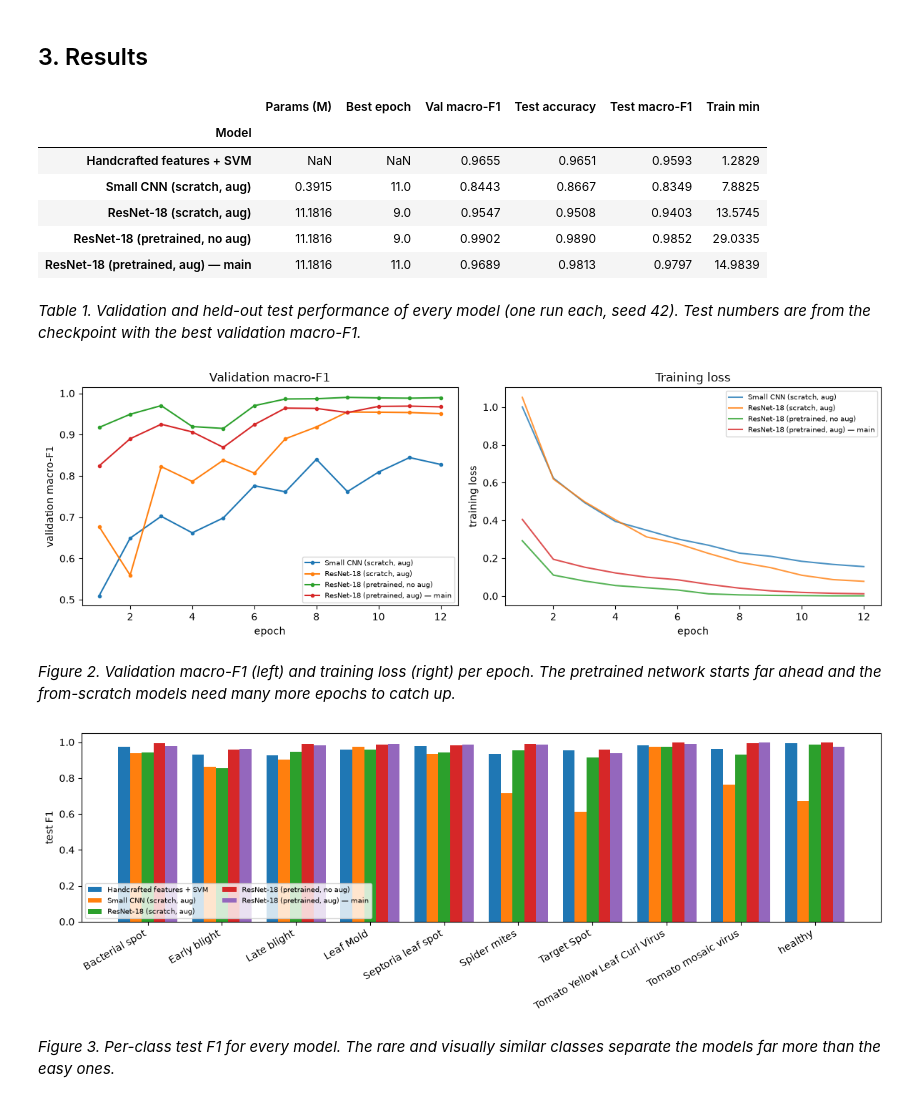
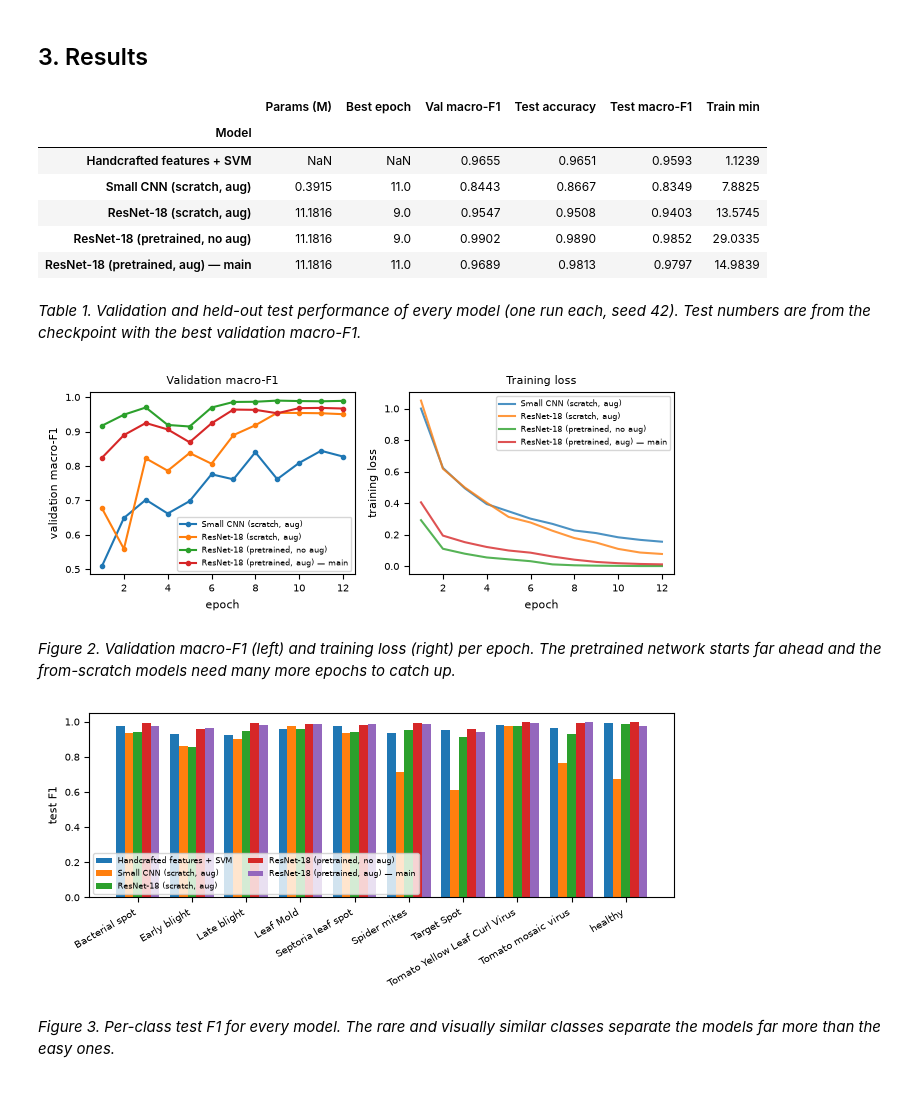
Before and after one commit to Rivier-Computer-Science/FA26-COMP-671-Talluri, a Jupyter notebook: plant_leaf_disease.ipynb, the cells around one changed output. Cells and saved outputs as stored; diff of their text form; code cells hidden in the pictures.

```diff
--- a/plant_leaf_disease.ipynb
+++ b/plant_leaf_disease.ipynb
@@ -31,6 +31,9 @@ from sklearn.metrics import accuracy_score, confusion_matrix, f1_score
 from sklearn.model_selection import StratifiedGroupKFold
 from torchvision import models
 from tqdm import tqdm
+
+plt.rcParams.update({"font.size": 8, "axes.titlesize": 8, "axes.labelsize": 8, "xtick.labelsize": 7, "ytick.labelsize": 7,
+                     "legend.fontsize": 6.5, "savefig.dpi": 220})   # figures are sized for a 6.5-inch-wide page
 
 SMOKE = os.environ.get("SMOKE") == "1"      # tiny quick run
 FORCE = False                               # True = ignore cached results and retrain everything
@@ -198,10 +201,10 @@ idx = {s: np.where(meta.split == s)[0] for s in ("train", "val", "test")}
 Y = meta.y.values
 print(X.shape, X.dtype, f"{X.nbytes / 1e9:.2f} GB")
 
-fig, axes = plt.subplots(2, 5, figsize=(13, 5.6))
+fig, axes = plt.subplots(2, 5, figsize=(6.5, 3.1))
 for i, ax in enumerate(axes.ravel()):
     j = np.where((Y == i) & (meta.split == "train").values)[0][0]
-    ax.imshow(X[j]); ax.set_title(SHORT[i], fontsize=9); ax.axis("off")
-plt.tight_layout(); plt.savefig(FIG / "fig1_examples.png", dpi=150); plt.show()
+    ax.imshow(X[j]); ax.set_title(SHORT[i], fontsize=6.5); ax.axis("off")
+plt.tight_layout(); plt.savefig(FIG / "fig1_examples.png", dpi=220); plt.show()
 # %% [output]
 (18155, 160, 160, 3) uint8 1.39 GB
@@ -296,7 +299,7 @@ def predict_proba(model, Xs, bs=256, transform=None):
 def train_model(name, build, augmentation):
     """Train, pick the best epoch on validation macro-F1, evaluate once on test, cache everything under results/."""
     cache = RES / f"{name}.json"
-    if cache.exists() and not FORCE:
+    if cache.exists() and (RES / f"{name}.pt").exists() and not FORCE:      # cached only if the weights are there too
         print(f"[{name}] loaded cached results")
         return json.load(open(cache))
     set_seed(CFG["seed"])
@@ -367,7 +370,8 @@ def handcrafted(imgs):
 
 
 svm_cache = RES / "svm_handcrafted.json"
-if svm_cache.exists() and not FORCE:
+svm_preds_file = RES / "svm_handcrafted_test_preds.npy"
+if svm_cache.exists() and svm_preds_file.exists() and not FORCE:
     svm_res = json.load(open(svm_cache)); print("[svm] loaded cached results")
 else:
     t0 = time.time()
@@ -381,6 +385,7 @@ else:
         if best is None or f1 > best[0]:
             best = (f1, C, clf)
     pt = best[2].predict(sc.transform(feats["test"]))
+    np.save(svm_preds_file, pt)
     svm_res = dict(name="svm_handcrafted", val_macro_f1=best[0], best_C=best[1], test=metrics(Y[idx["test"]], pt),
                    n_params=None, train_minutes=(time.time() - t0) / 60)
     json.dump(svm_res, open(svm_cache, "w"))
@@ -442,7 +432,7 @@ table.round(4)
 # %% [output]
 |  | Params (M) | Best epoch | Val macro-F1 | Test accuracy | Test macro-F1 | Train min |
 | Model |  |  |  |  |  |  |
-| Handcrafted features + SVM | NaN | NaN | 0.9655 | 0.9651 | 0.9593 | 1.2829 |
+| Handcrafted features + SVM | NaN | NaN | 0.9655 | 0.9651 | 0.9593 | 1.1239 |
 | Small CNN (scratch, aug) | 0.3915 | 11.0 | 0.8443 | 0.8667 | 0.8349 | 7.8825 |
 | ResNet-18 (scratch, aug) | 11.1816 | 9.0 | 0.9547 | 0.9508 | 0.9403 | 13.5745 |
 | ResNet-18 (pretrained, no aug) | 11.1816 | 9.0 | 0.9902 | 0.9890 | 0.9852 | 29.0335 |
@@ -451,29 +441,29 @@ table.round(4)
 *Table 1. Validation and held-out test performance of every model (one run each, seed 42). Test numbers are from the
 checkpoint with the best validation macro-F1.*
 # %%
-fig, ax = plt.subplots(1, 2, figsize=(12, 4))
+fig, ax = plt.subplots(1, 2, figsize=(6.5, 2.6))
 for k in RUNS:
     h = pd.DataFrame(results[k]["history"])
     ax[0].plot(h.epoch, h.val_macro_f1, marker="o", ms=3, label=LABEL[k])
     ax[1].plot(h.epoch, h.train_loss, label=LABEL[k], alpha=.8)
-ax[0].set(xlabel="epoch", ylabel="validation macro-F1", title="Validation macro-F1"); ax[0].legend(fontsize=7)
-ax[1].set(xlabel="epoch", ylabel="training loss", title="Training loss"); ax[1].legend(fontsize=7)
-plt.tight_layout(); plt.savefig(FIG / "fig2_curves.png", dpi=150); plt.show()
+ax[0].set(xlabel="epoch", ylabel="validation macro-F1", title="Validation macro-F1"); ax[0].legend(fontsize=5.5)
+ax[1].set(xlabel="epoch", ylabel="training loss", title="Training loss"); ax[1].legend(fontsize=5.5)
+plt.tight_layout(); plt.savefig(FIG / "fig2_curves.png", dpi=220); plt.show()
 # %% [output]
-[figure, old version]
+[figure, new version]
 # %% [markdown]
 *Figure 2. Validation macro-F1 (left) and training loss (right) per epoch. The pretrained network starts far ahead and the
 from-scratch models need many more epochs to catch up.*
 # %%
 labs = [LABEL[k] for k in results]
 f1s = np.array([results[k]["test"]["per_class_f1"] for k in results])
-fig, ax = plt.subplots(figsize=(12, 4.2)); w = 0.8 / len(labs)
+fig, ax = plt.subplots(figsize=(6.5, 3.0)); w = 0.8 / len(labs)
 for i, l in enumerate(labs):
     ax.bar(np.arange(len(SHORT)) + i * w, f1s[i], w, label=l)
 ax.set_xticks(np.arange(len(SHORT)) + 0.4 - w / 2, SHORT, rotation=30, ha="right"); ax.set_ylabel("test F1"); ax.set_ylim(0, 1.05)
-ax.legend(fontsize=7, ncol=2, loc="lower left"); plt.tight_layout(); plt.savefig(FIG / "fig3_per_class_f1.png", dpi=150); plt.show()
+ax.legend(fontsize=5.5, ncol=2, loc="lower left"); plt.tight_layout(); plt.savefig(FIG / "fig3_per_class_f1.png", dpi=220); plt.show()
 # %% [output]
-[figure, old version]
+[figure, new version]
 # %% [markdown]
 *Figure 3. Per-class test F1 for every model. The rare and visually similar classes separate the models far more than the easy ones.*
 # %% [markdown]
```
Also changed, not shown: parts of 15 cells of this notebook, 8 other files.
